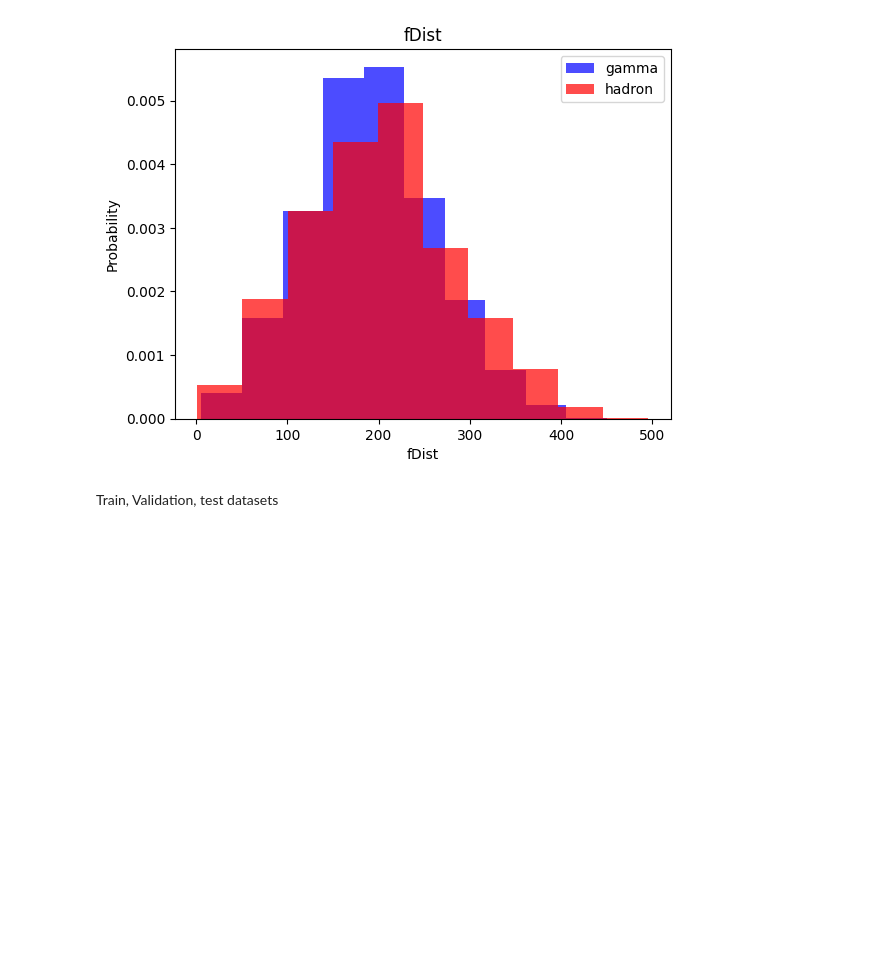
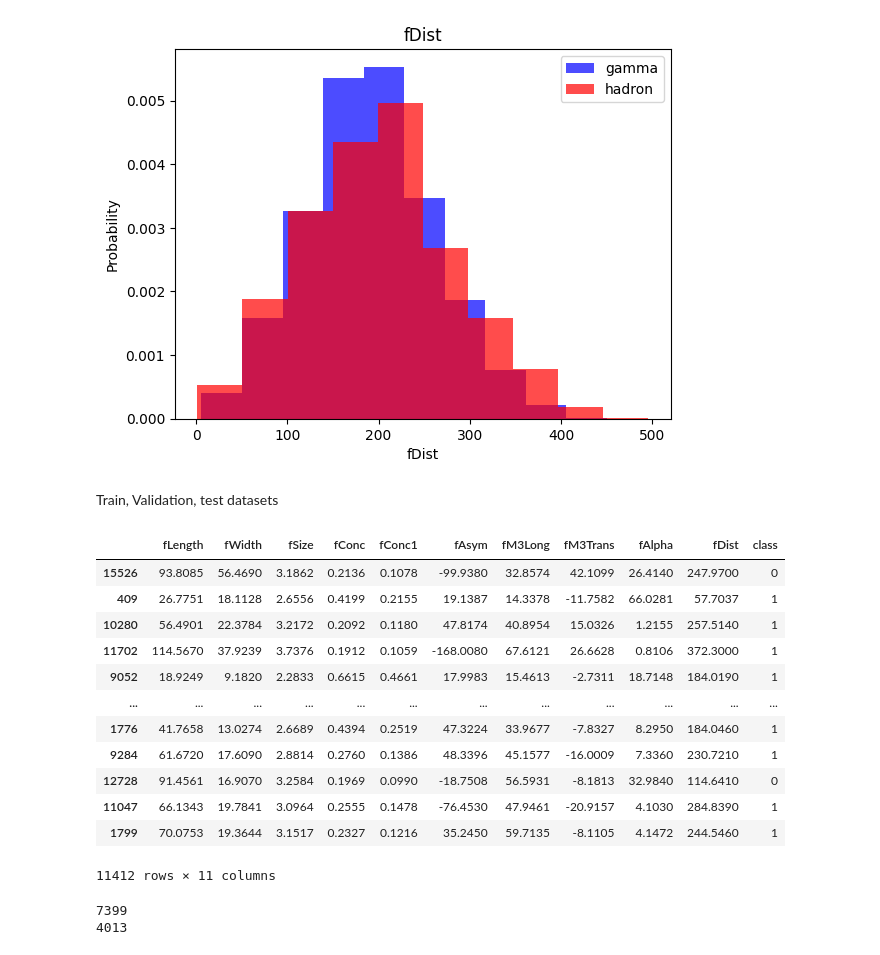
Before and after one commit to Rahul-Devloper/magicDataset, a Jupyter notebook: magicDataset.ipynb, the cells around one changed output. Cells and saved outputs as stored; diff of their text form; code cells hidden in the pictures; blank space fills up the shorter version.

```diff
--- a/magicDataset.ipynb
+++ b/magicDataset.ipynb
@@ -70,3 +70,25 @@ def scale_dataset(dataframe):
   data = np.hstack((X, np.reshape(y, (-1, 1))))
 
   return data, X, y
+# %%
+train
+# %% [output]
+|  | fLength | fWidth | fSize | fConc | fConc1 | fAsym | fM3Long | fM3Trans | fAlpha | fDist | class |
+| 15526 | 93.8085 | 56.4690 | 3.1862 | 0.2136 | 0.1078 | -99.9380 | 32.8574 | 42.1099 | 26.4140 | 247.9700 | 0 |
+| 409 | 26.7751 | 18.1128 | 2.6556 | 0.4199 | 0.2155 | 19.1387 | 14.3378 | -11.7582 | 66.0281 | 57.7037 | 1 |
+| 10280 | 56.4901 | 22.3784 | 3.2172 | 0.2092 | 0.1180 | 47.8174 | 40.8954 | 15.0326 | 1.2155 | 257.5140 | 1 |
+| 11702 | 114.5670 | 37.9239 | 3.7376 | 0.1912 | 0.1059 | -168.0080 | 67.6121 | 26.6628 | 0.8106 | 372.3000 | 1 |
+| 9052 | 18.9249 | 9.1820 | 2.2833 | 0.6615 | 0.4661 | 17.9983 | 15.4613 | -2.7311 | 18.7148 | 184.0190 | 1 |
+| ... | ... | ... | ... | ... | ... | ... | ... | ... | ... | ... | ... |
+| 1776 | 41.7658 | 13.0274 | 2.6689 | 0.4394 | 0.2519 | 47.3224 | 33.9677 | -7.8327 | 8.2950 | 184.0460 | 1 |
+| 9284 | 61.6720 | 17.6090 | 2.8814 | 0.2760 | 0.1386 | 48.3396 | 45.1577 | -16.0009 | 7.3360 | 230.7210 | 1 |
+| 12728 | 91.4561 | 16.9070 | 3.2584 | 0.1969 | 0.0990 | -18.7508 | 56.5931 | -8.1813 | 32.9840 | 114.6410 | 0 |
+| 11047 | 66.1343 | 19.7841 | 3.0964 | 0.2555 | 0.1478 | -76.4530 | 47.9461 | -20.9157 | 4.1030 | 284.8390 | 1 |
+| 1799 | 70.0753 | 19.3644 | 3.1517 | 0.2327 | 0.1216 | 35.2450 | 59.7135 | -8.1105 | 4.1472 | 244.5460 | 1 |
+11412 rows × 11 columns
+# %%
+print(len(train[train["class"] == 1]))
+print(len(train[train["class"] == 0]))
+# %% [output]
+7399
+4013
```
